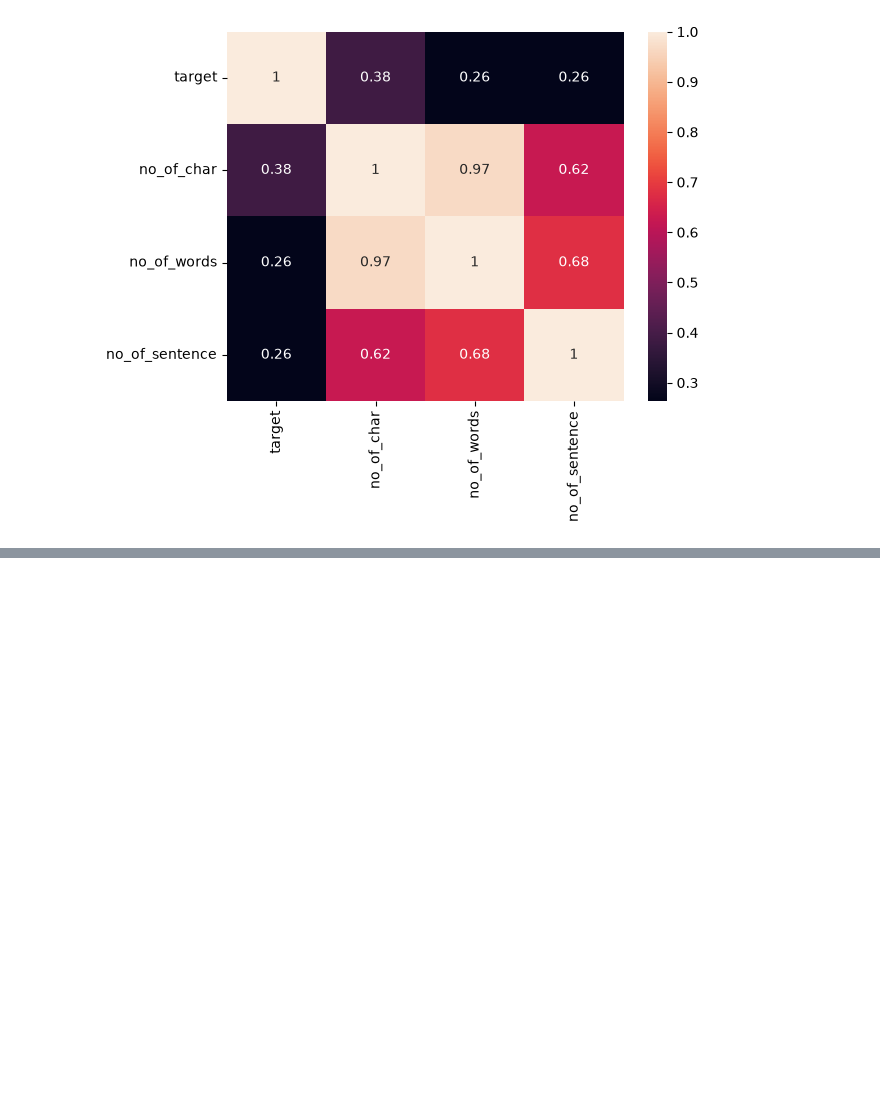
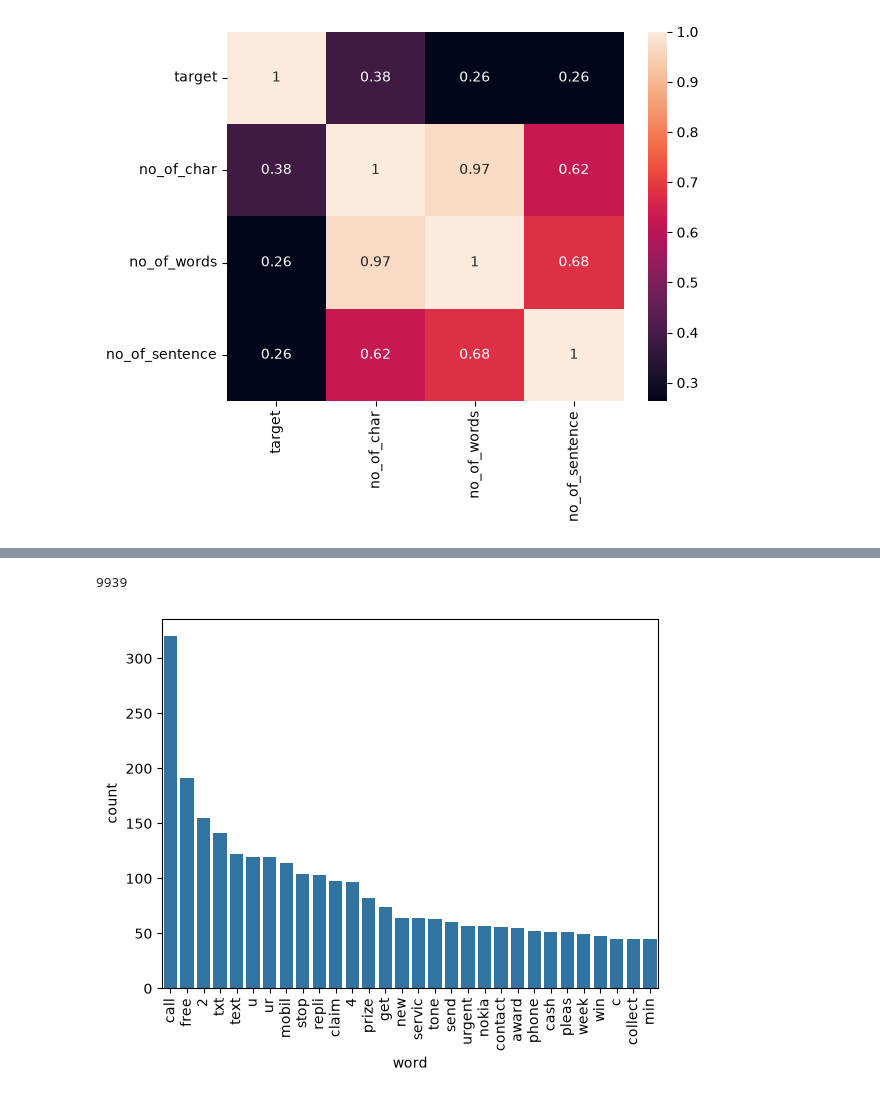
Before and after one commit to shaanVM/SMS_Spam_Detection, a Jupyter notebook: main.ipynb, the cells around one changed output, grey strips where cells are left out. Saved outputs shown, nothing was run; the diff lists cells and outputs as text; code cells hidden in the pictures; blank space fills up the shorter version.

```diff
--- a/main.ipynb
+++ b/main.ipynb
@@ -236,0 +332,5 @@ sns.heatmap(df.select_dtypes(include='number').corr(),annot=True)
+# %%
+spam_corpus =[]
+for msg in df[df['target']==1]['tranformed_text'].to_list():
+    for word in msg.split():
+        spam_corpus.append(word)
@@ -236,0 +357,14 @@ sns.heatmap(df.select_dtypes(include='number').corr(),annot=True)
+# %%
+len(spam_corpus)
+# %% [output]
+9939
+# %%
+from collections import Counter
+top_spam_words= pd.DataFrame(Counter(spam_corpus).most_common(30),
+                         columns=['word', 'count'])
+# %%
+sns.barplot(data=top_spam_words, x='word', y='count')
+plt.xticks(rotation='vertical')
+plt.show()
+# %% [output]
+[figure, added]
```
Also changed, not shown: parts of 18 cells of this notebook, 1 other file.
